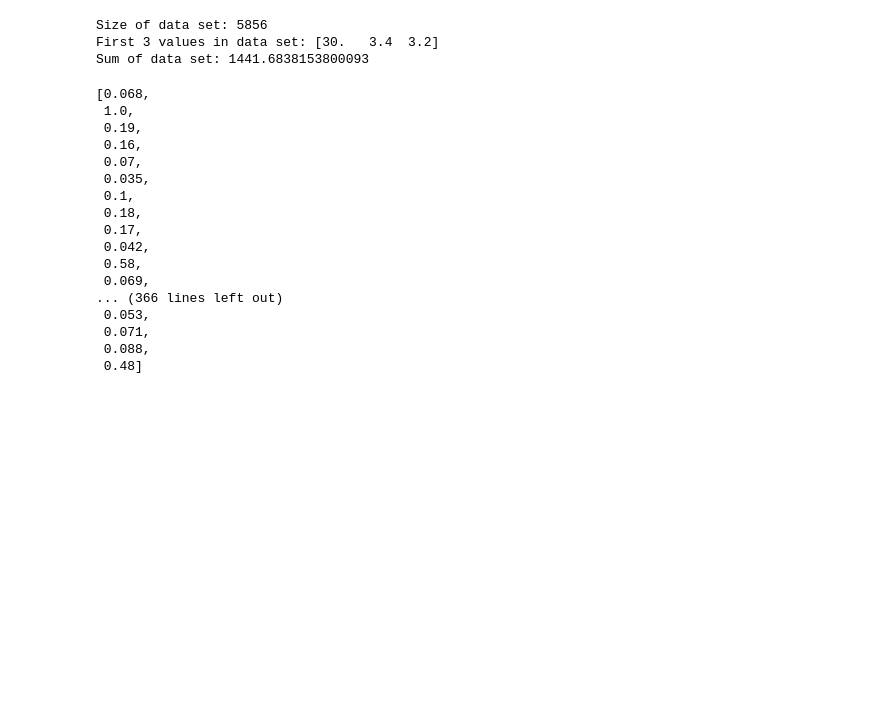
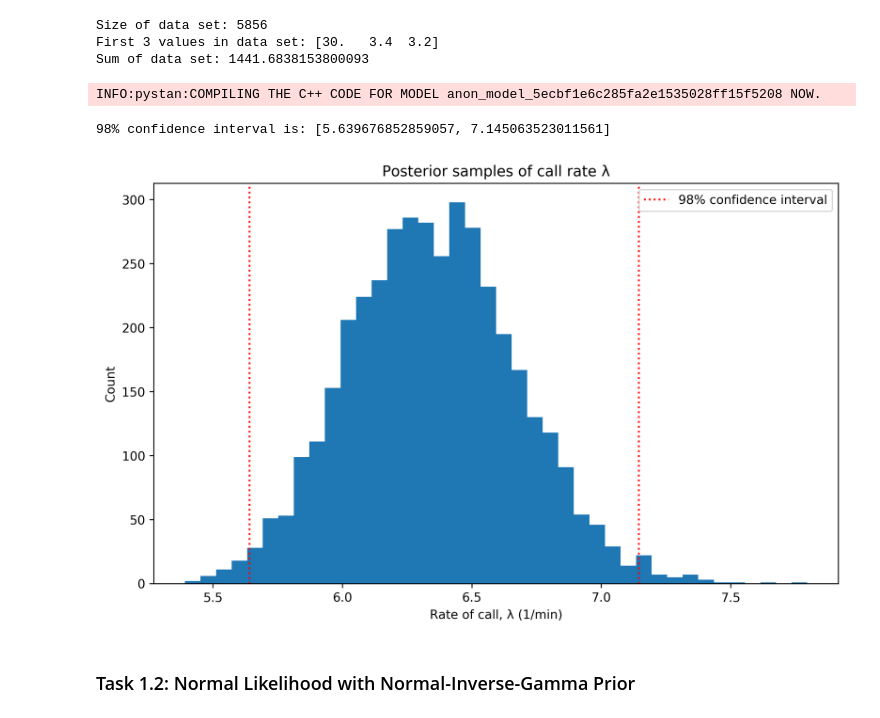
Before and after one commit to Munchic/cs146, a Jupyter notebook: Assignment 3.ipynb, the cells around one changed output. Cells and saved outputs as stored; diff of their text form; code cells hidden in the pictures; blank space fills up the shorter version.

```diff
--- a/Assignment 3.ipynb
+++ b/Assignment 3.ipynb
@@ -61,26 +61,38 @@ model {
 }
 
 """
-# %%
-call_center_data = {
-    alpha = 1,
-    beta = 0.5,
-}
-# %% [output]
-[0.068,
- 1.0,
- 0.19,
- 0.16,
- 0.07,
- 0.035,
- 0.1,
- 0.18,
- 0.17,
- 0.042,
- 0.58,
- 0.069,
-... (366 lines left out)
- 0.053,
- 0.071,
- 0.088,
- 0.48]
+# %%
+hour_index = 13
+
+call_center_data = {
+    "num_intervals": len(waiting_times_per_hour[hour_index]),
+    "waiting_time": waiting_times_per_hour[hour_index],
+    "alpha": 1,
+    "beta": 0.25,
+}
+# %%
+stan_model_call_center = pystan.StanModel(model_code=call_center_stan_code)
+# %% [output]
+INFO:pystan:COMPILING THE C++ CODE FOR MODEL anon_model_5ecbf1e6c285fa2e1535028ff15f5208 NOW.
+# %%
+results_call_center = stan_model_call_center.sampling(data=call_center_data)
+# %%
+lambda_samples_call_center = results_call_center.extract()['lambda']
+conf_int_call_center = np.quantile(lambda_samples_call_center, [0.01, 0.99])
+print("98% confidence interval is: [{}, {}]".format(conf_int_call_center[0], conf_int_call_center[1]))
+# %% [output]
+98% confidence interval is: [5.639676852859057, 7.145063523011561]
+# %%
+plt.figure(figsize=(10, 6), dpi=330)
+plt.hist(lambda_samples_call_center, bins=40)
+plt.ylabel('Count')
+plt.xlabel('Rate of call, λ (1/min)')
+plt.title('Posterior samples of call rate λ')
+plt.axvline(conf_int_call_center[0], color="red", linestyle=':', label='98% confidence interval')
+plt.axvline(conf_int_call_center[1], color="red", linestyle=':')
+plt.legend()
+plt.show()
+# %% [output]
+[figure, added]
+# %% [markdown]
+### Task 1.2: Normal Likelihood with Normal-Inverse-Gamma Prior
```
Also changed, not shown: parts of 16 cells of this notebook, 5 other files.
